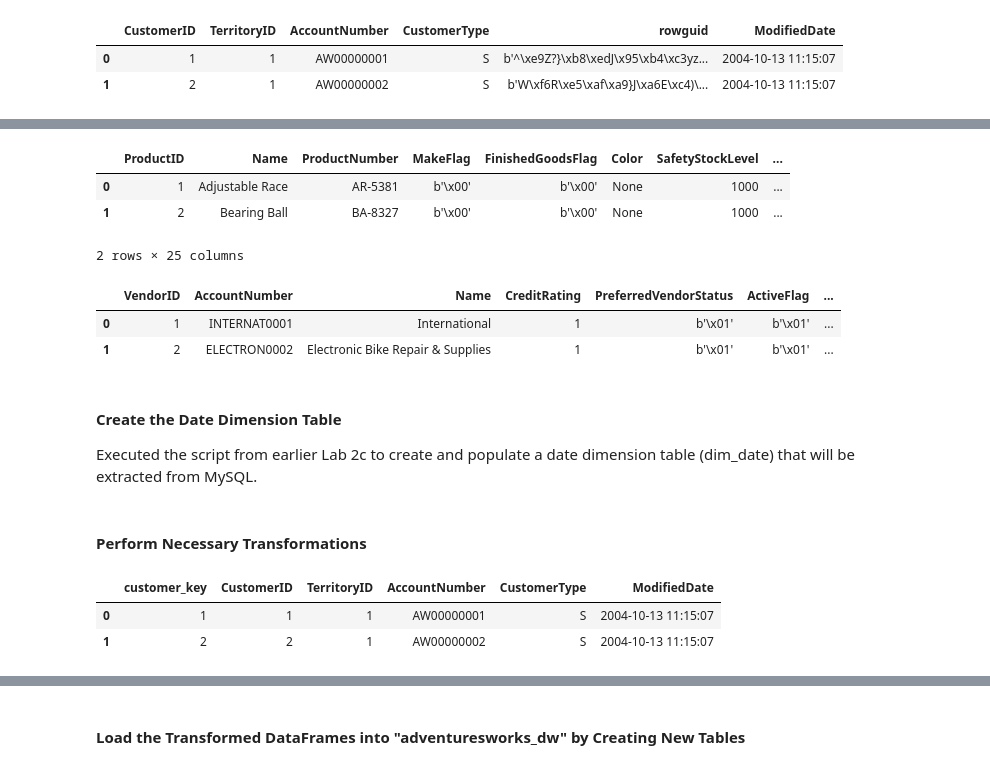
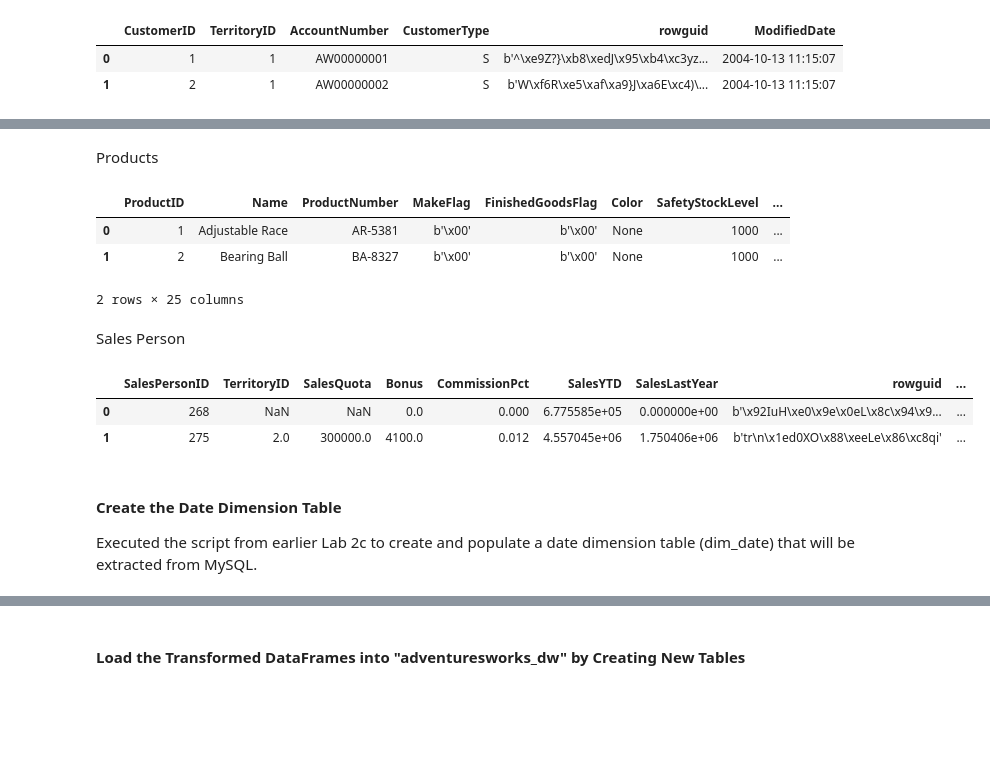
Before and after one commit to briceh87/DS2002_Project_Part_1, a Jupyter notebook: project_part1 (1).ipynb, the cells around one changed output, grey strips where cells are left out. Drawn from its saved outputs; the diff is of its cells as text; code cells hidden in the pictures; blank space fills up the shorter version.

```diff
--- a/project_part1 (1).ipynb
+++ b/project_part1 (1).ipynb
@@ -84,3 +176,5 @@ df_employees.head(2)
+# %% [markdown]
+Products
 # %%
 # Products
 sql_products = "SELECT * FROM adventureworks.product;"
@@ -94,9 +196,11 @@ df_products.head(2)
+# %% [markdown]
+Sales Person
 # %%
-# Vendors
-sql_vendors = "SELECT * FROM adventureworks.vendor;"
-df_vendors = get_dataframe(user_id, pwd, host_name, src_dbname, sql_vendors)
-df_vendors.head(2)
+# Sales Person
+sql_salesperson = "SELECT * FROM adventureworks.salesperson;"
+df_salesperson = get_dataframe(user_id, pwd, host_name, src_dbname, sql_salesperson)
+df_salesperson.head(2)
 # %% [output]
-|  | VendorID | AccountNumber | Name | CreditRating | PreferredVendorStatus | ActiveFlag | ... |
-| 0 | 1 | INTERNAT0001 | International | 1 | b'\x01' | b'\x01' | ... |
-| 1 | 2 | ELECTRON0002 | Electronic Bike Repair & Supplies | 1 | b'\x01' | b'\x01' | ... |
+|  | SalesPersonID | TerritoryID | SalesQuota | Bonus | CommissionPct | SalesYTD | SalesLastYear | rowguid | ... |
+| 0 | 268 | NaN | NaN | 0.0 | 0.000 | 6.775585e+05 | 0.000000e+00 | b'\x92IuH\xe0\x9e\x0eL\x8c\x94\x9... | ... |
+| 1 | 275 | 2.0 | 300000.0 | 4100.0 | 0.012 | 4.557045e+06 | 1.750406e+06 | b'tr\n\x1ed0XO\x88\xeeLe\x86\xc8qi' | ... |
@@ -103,19 +215,3 @@ df_vendors.head(2)
 # %% [markdown]
 #### Create the Date Dimension Table
 Executed the script from earlier Lab 2c to create and populate a date dimension table (dim_date) that will be extracted from MySQL.
-# %% [markdown]
-#### Perform Necessary Transformations
-# %%
-# Create a List that enumerates the names of each column you wish to remove (drop) from the Pandas DataFrame
-drop_cols = ['rowguid']
-df_customers.drop(drop_cols, axis=1, inplace=True)
-
-# Insert a new column, with an ever-incrementing numeric value, to serve as the primary key.
-df_customers.insert(0, "customer_key", range(1, df_customers.shape[0]+1))
-
-# Display the first 2 rows of the dataframe to validate your work
-df_customers.head(2)
-# %% [output]
-|  | customer_key | CustomerID | TerritoryID | AccountNumber | CustomerType | ModifiedDate |
-| 0 | 1 | 1 | 1 | AW00000001 | S | 2004-10-13 11:15:07 |
-| 1 | 2 | 2 | 1 | AW00000002 | S | 2004-10-13 11:15:07 |
```
Also changed, not shown: parts of 50 cells of this notebook.
